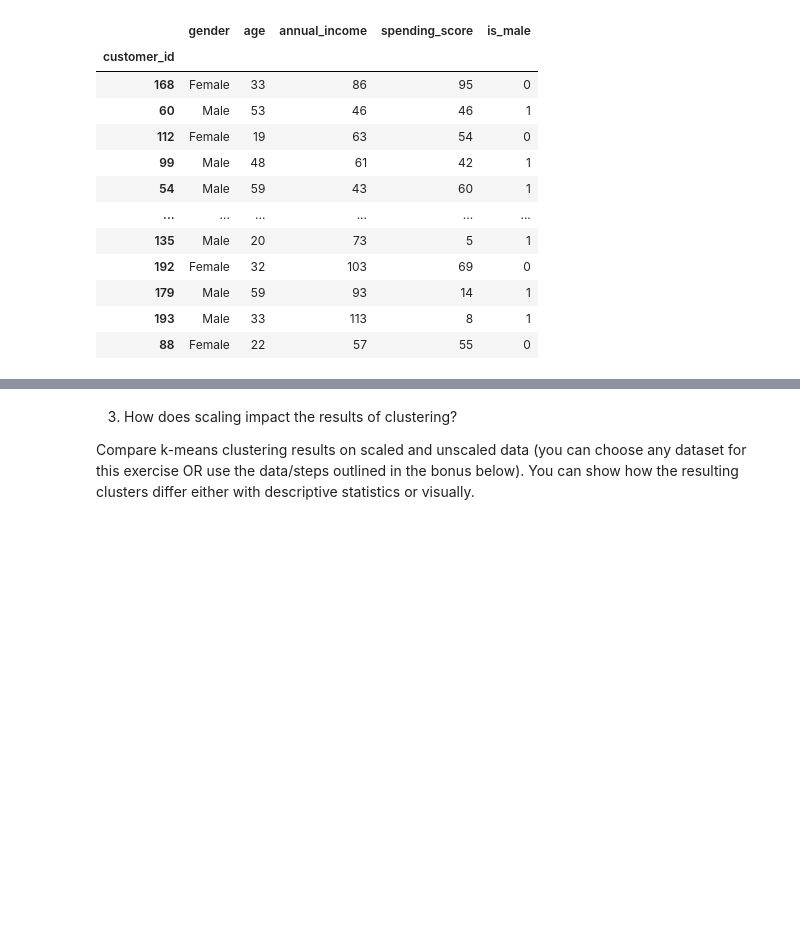
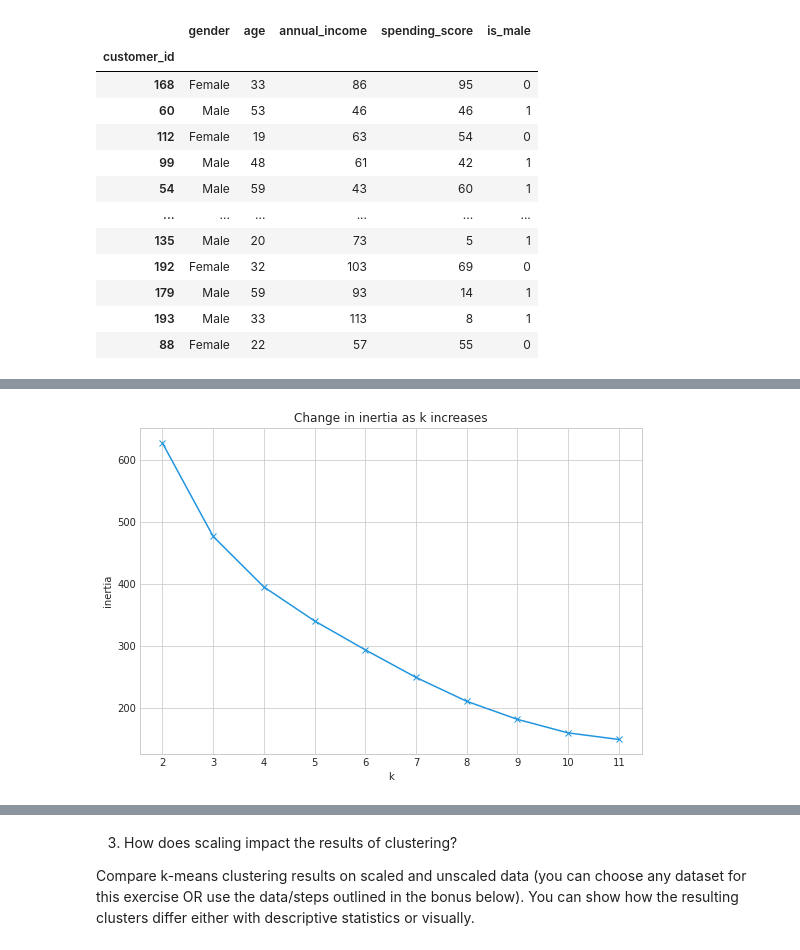
Before and after one commit to Jared-Godar/clustering-exercises, a Jupyter notebook: modeling.ipynb, the cells around one changed output, grey strips where cells are left out. Saved outputs shown, nothing was run; the diff lists cells and outputs as text; code cells hidden in the pictures; blank space fills up the shorter version.

```diff
--- a/modeling.ipynb
+++ b/modeling.ipynb
@@ -555,0 +572,7 @@ MitoWidget(analysis_data_json='{"analysisName": "UUID-4873d05e-1aca-40d5-9a08-52
+# %%
+# Scale the X
+
+from sklearn.preprocessing import StandardScaler
+
+scaler = StandardScaler().fit(X)
+X_scaled = pd.DataFrame(scaler.transform(X), columns= X.columns).set_index([X.index.values])
@@ -555,0 +711,12 @@ MitoWidget(analysis_data_json='{"analysisName": "UUID-4873d05e-1aca-40d5-9a08-52
+# %%
+# lets plot inertia vs k
+
+with plt.style.context('seaborn-whitegrid'):
+    plt.figure(figsize=(9, 6))
+    pd.Series({k: KMeans(k).fit(X_scaled).inertia_ for k in range(2, 12)}).plot(marker='x')
+    plt.xticks(range(2, 12))
+    plt.xlabel('k')
+    plt.ylabel('inertia')
+    plt.title('Change in inertia as k increases')
+# %% [output]
+[figure, added]
```
Also changed, not shown: parts of 16 cells of this notebook, 1 other file.
